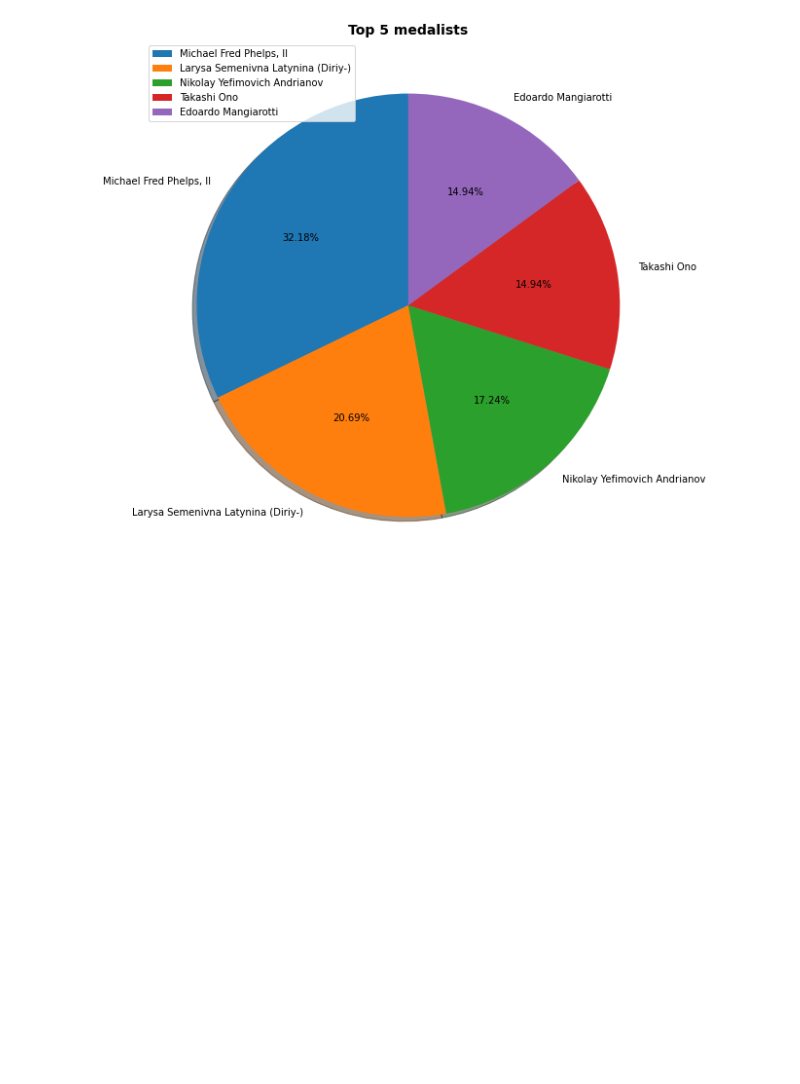
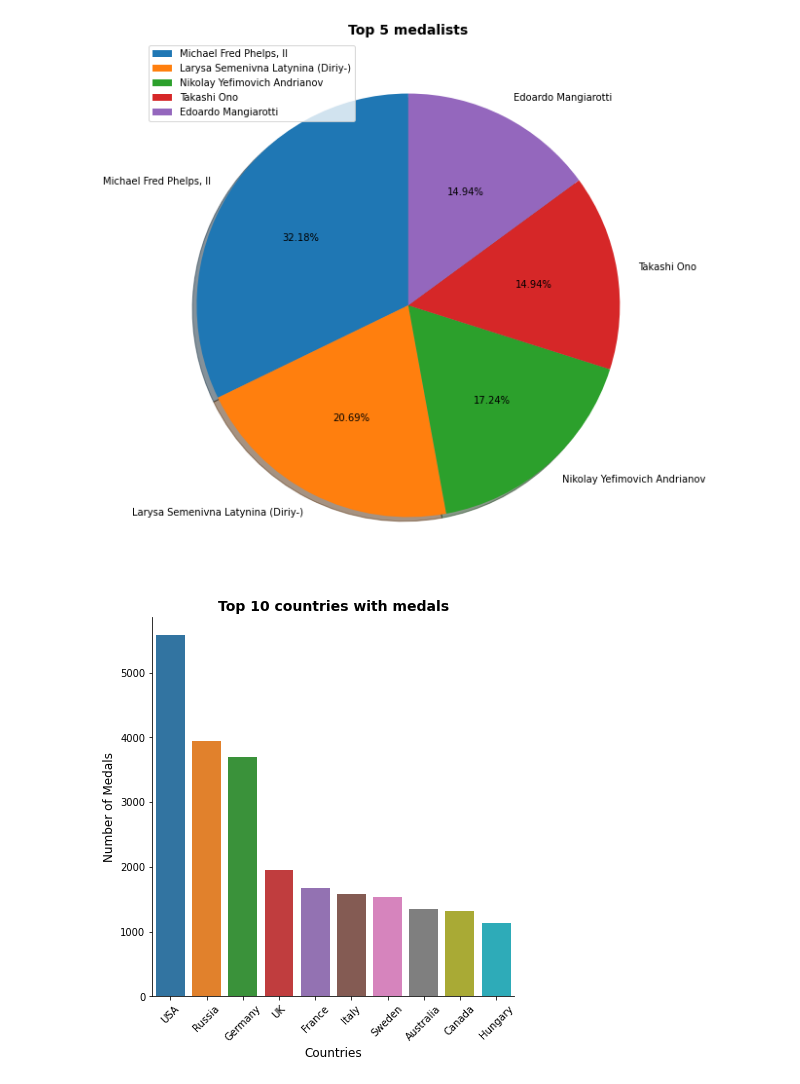
Before and after one commit to MaH1996SdN/Olympic_Games, a Jupyter notebook: Programming_Project_Olympic.ipynb, the cells around one changed output. Drawn from its saved outputs; the diff is of its cells as text; code cells hidden in the pictures; blank space fills up the shorter version.

Commit message:
adding more charts

```diff
--- a/Programming_Project_Olympic.ipynb
+++ b/Programming_Project_Olympic.ipynb
@@ -743,3 +743,14 @@ plt.show()
  plt.show()
 # %% [output]
 [figure]
+# %%
+# top 10 countries with medals
+total = Medals.Country.value_counts().reset_index(name='Medal').head(10)
+ax = sns.catplot(x="index", y="Medal", data=total, height=6, kind="bar")
+ax.set_xlabels('Countries', fontsize=12 )
+ax.set_ylabels('Number of Medals', fontsize=12)
+plt.title('Top 10 countries with medals', fontweight='bold', fontsize=14)
+plt.xticks(rotation = 45)
+plt.show()
+# %% [output]
+[figure, added]
```
Also changed, not shown: parts of 4 cells of this notebook.
